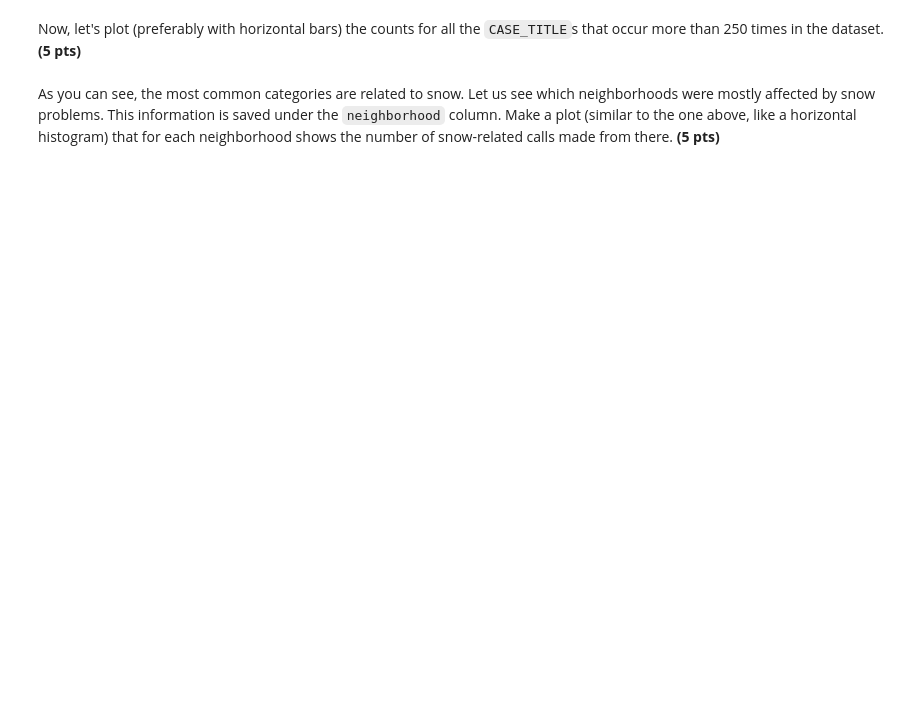
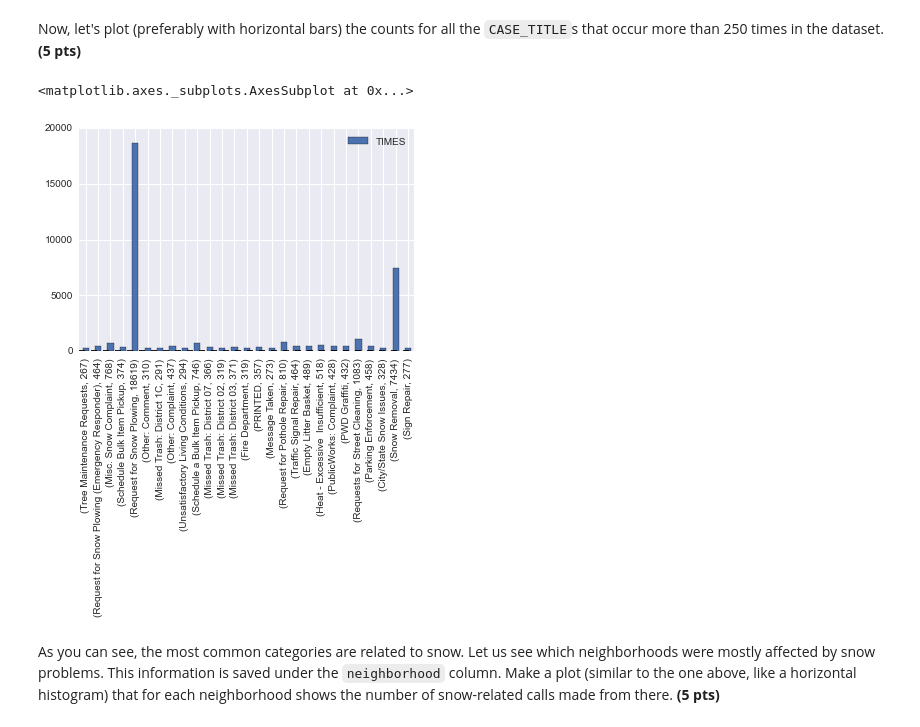
Before and after one commit to tbeaudry/spring-2015-homeworks, a Jupyter notebook: submissions/Homework-2/2.Pandas-in-Boston.ipynb, the cells around one changed output. Drawn from its saved outputs; the diff is of its cells as text; code cells hidden in the pictures; blank space fills up the shorter version.

```diff
--- a/submissions/Homework-2/2.Pandas-in-Boston.ipynb
+++ b/submissions/Homework-2/2.Pandas-in-Boston.ipynb
@@ -165,3 +165,13 @@ Great! Now, let's check all the different values of the column `CASE_TITLE` toge
 # %%
 # Write code that prints the different values of the column 'CASE_TITLE'
 # and the count for the occurencies of each value in the boston dataframe
+
+boston = pd.read_csv('cases_2015.csv',parse_dates=['OPEN_DT','TARGET_DT','CLOSED_DT'])
+#i am resetting the boston dataframe to include all 911 calls
+titles={}
+for idx,row in boston.iterrows():
+    if row['CASE_TITLE'] in titles:
+        titles[row['CASE_TITLE']]+=1
+    else:
+        titles[row['CASE_TITLE']]=1
+titles
@@ -182,2 +247,13 @@ Now, let's plot (preferably with horizontal bars) the counts for all the `CASE_T
+# %%
+# Plots the high-occuring categories for cases as a horizontal histogram.
+titles2={}
+for z in titles:
+    if titles[z]>250:
+        titles2[z]=titles[z]
+titledf=pd.DataFrame(list(titles2.itervalues()),columns=['TIMES'],index=list(titles2.iteritems()))
+titledf.plot(kind='bar',orientation='vertical')
+# %% [output]
+<matplotlib.axes._subplots.AxesSubplot at 0x...>
+[figure, added]
 # %% [markdown]
 As you can see, the most common categories are related to snow. Let us see which neighborhoods were mostly affected by snow problems. This information is saved under the `neighborhood` column. Make a plot (similar to the one above, like a horizontal histogram) that for each neighborhood shows the number of snow-related calls made from there. **(5 pts)**
```
Also changed, not shown: parts of 5 cells of this notebook.
